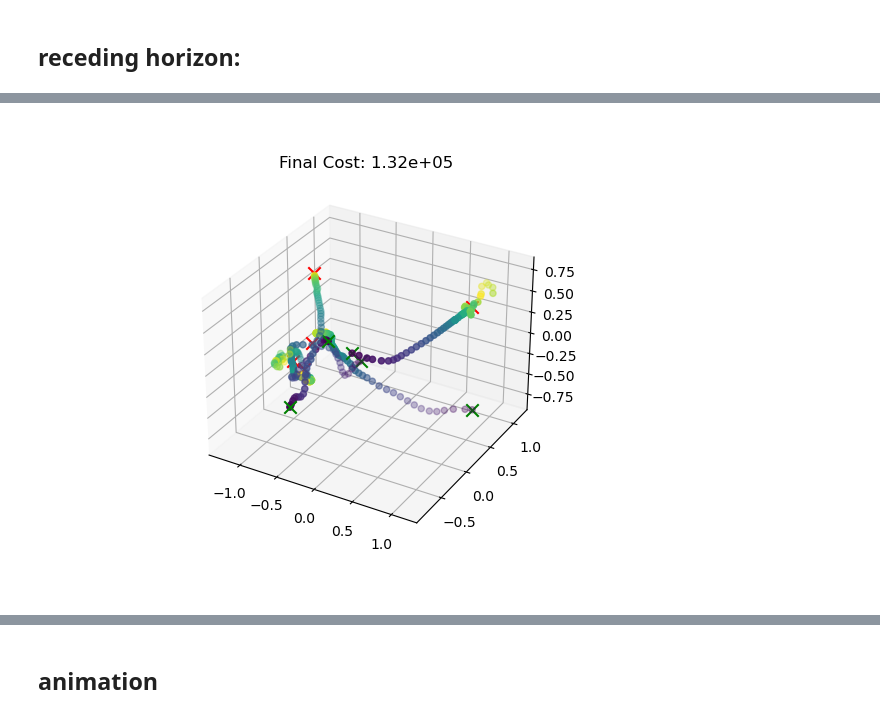
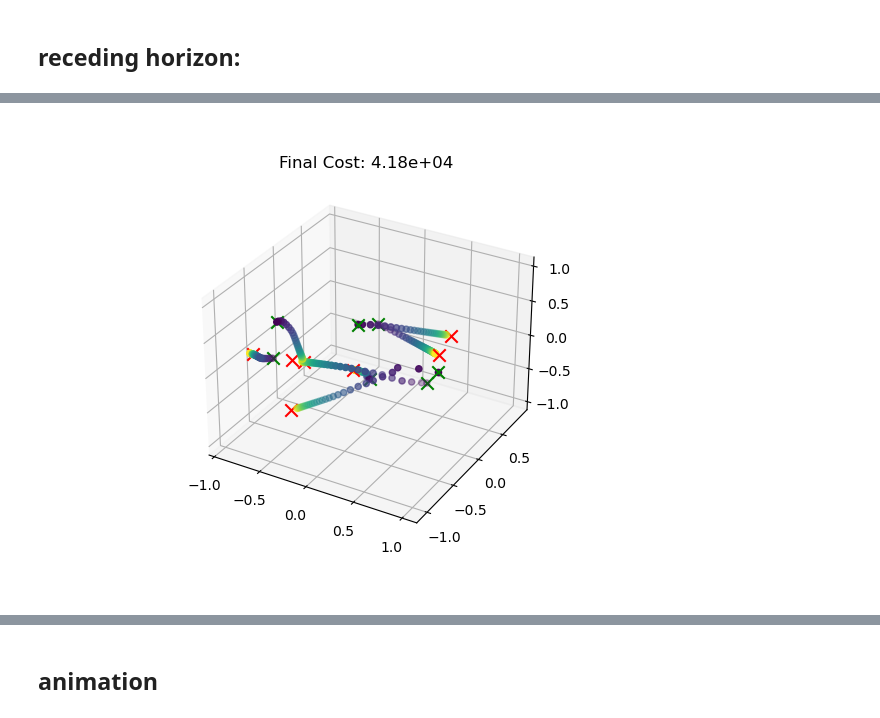
Before and after one commit to labicon/dp-ilqr, a Jupyter notebook: run/main.ipynb, the cells around one changed output, grey strips where cells are left out. Saved outputs shown, nothing was run; the diff lists cells and outputs as text; code cells hidden in the pictures.

```diff
--- a/run/main.ipynb
+++ b/run/main.ipynb
@@ -223,7 +223,7 @@ def dec_test_setup():
 # %% [markdown]
 To be consistent between simulations, we normalize for the scale of the setup by computing the *energy*, or the sum of distances from the origin of the points. This should be the same for all runs.
 # %%
-n_agents = 5
+n_agents = 7
 n_states = 6
 n_controls = 3
 ENERGY = 10.0
@@ -281,7 +281,7 @@ n_dim = 3
 model = dec.QuadcopterDynamics6D
 dynamics = dec.MultiDynamicalModel([model(dt, id_) for id_ in ids])
 
-Q = 1.0 * np.diag([10., 10., 10., 10., 10., 10.])
+Q = 5 * np.diag([10., 10., 10., 10., 10., 10.])
 Qf = 1000 * np.eye(Q.shape[0])
 R = np.eye(n_controls)
 
@@ -468,8 +486,10 @@ Wall time: 28.3 s
 # %%
 %%time
-step_size = 1
+#centralized:
+step_size = 3
 U0 = np.zeros((N, dynamics.n_u))
 N = 50
+radius = 0.25
 X, U, J = dec.solve_rhc(
     prob, x0, N, radius,
     centralized=True,
@@ -514,6 +517,6 @@ array([[0.512, 0.322],
 # %%
-plt.clf()
 plt.figure()
 plot_solve(X, J, x_goal, x_dims, n_d=3)
+plt.savefig('/mnt/c/Users/Randy666/Documents/projects/ICON_lab/decentralized/media/Centralized_demo.png')
 # %% [output]
-[figure, old version]
+[figure, new version]
```
Also changed, not shown: parts of 18 cells of this notebook.
